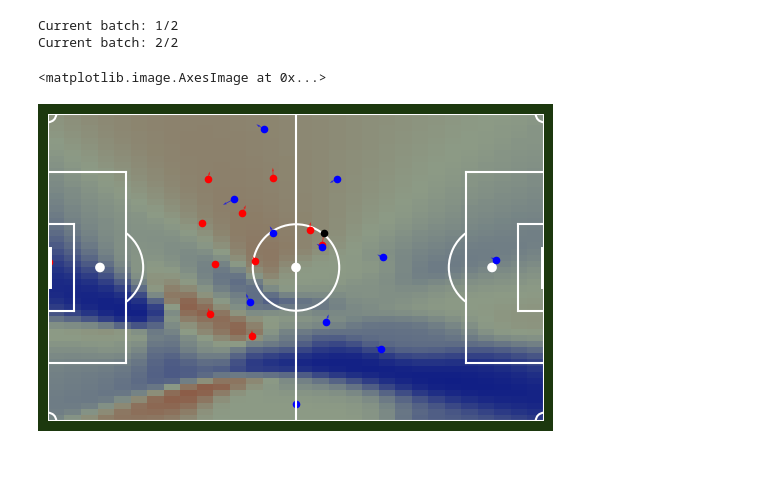
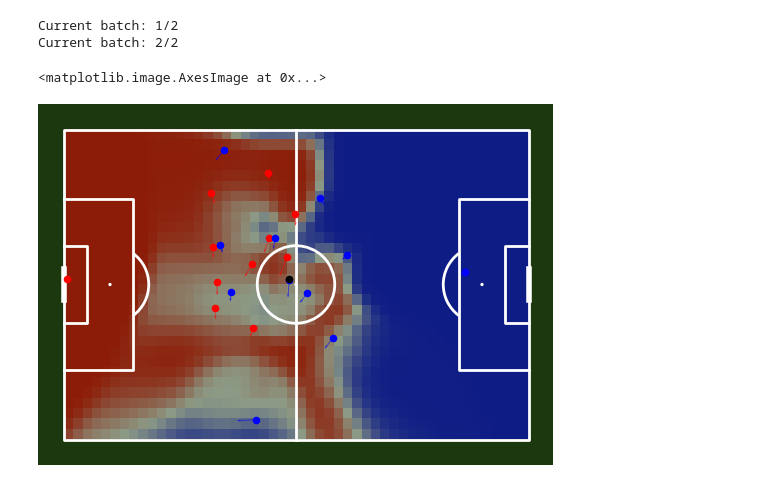
Before and after one commit to DavidB1999/My_Football_Analytics, a Jupyter notebook: Position_data/PitchControl/pc_function_schmier.ipynb, the cells around one changed output. Cells and saved outputs as stored; diff of their text form; code cells hidden in the pictures.

```diff
--- a/Position_data/PitchControl/pc_function_schmier.ipynb
+++ b/Position_data/PitchControl/pc_function_schmier.ipynb
@@ -23,7 +23,7 @@ game_id = 1
 away = mio.tracking_data(DATADIR=data_dir, game_id=game_id, teamname='Away')
 home = mio.tracking_data(DATADIR=data_dir, game_id=game_id, teamname='Home')
 td = mio.merge_tracking_data(home, away)
-td_object = tracking_data(td, data_source='metrica', scale_to_pitch='myPitch')
+td_object = tracking_data(td, data_source='metrica', scale_to_pitch='mplsoccer')
 td_object.get_velocities()
 
 td_object
@@ -32,18 +32,18 @@ Reading team: away
 Reading team: home
 <Tracking_Data.tracking_data at 0x...>
 # %%
-pc, S, h, wi = pc.tensor_pitch_control(td_object)
+pc, S, h, wi = pitch_control.tensor_pitch_control(td_object)
 # %% [output]
 Current batch: 1/2
 Current batch: 2/2
 # %%
 cmap = 'bwr'
 
-fig, ax = td_object.plot_players(frame=5, velocities=True)
-ax.imshow(np.flipud(pc[200]), extent=(
-    min(td_object.x_range_pitch), max(td_object.x_range_pitch), min(td_object.y_range_pitch),
-    max(td_object.y_range_pitch)), cmap=cmap, alpha=0.5, vmin=0.0, vmax=1.0)
+fig, ax = td_object.plot_players(frame=100, velocities=True)
+ax.imshow(np.flipud(pc[100].rot90()), extent=(
+   td_object.x_range_pitch[0], td_object.x_range_pitch[1], td_object.y_range_pitch[1],
+          td_object.y_range_pitch[0]), cmap=cmap, alpha=0.5, vmin=0.0, vmax=1.0)
 # %% [output]
 <matplotlib.image.AxesImage at 0x...>
-[figure, old version]
+[figure, new version]
 # %%
```
Also changed, not shown: parts of 3 cells of this notebook, 4 other files.
